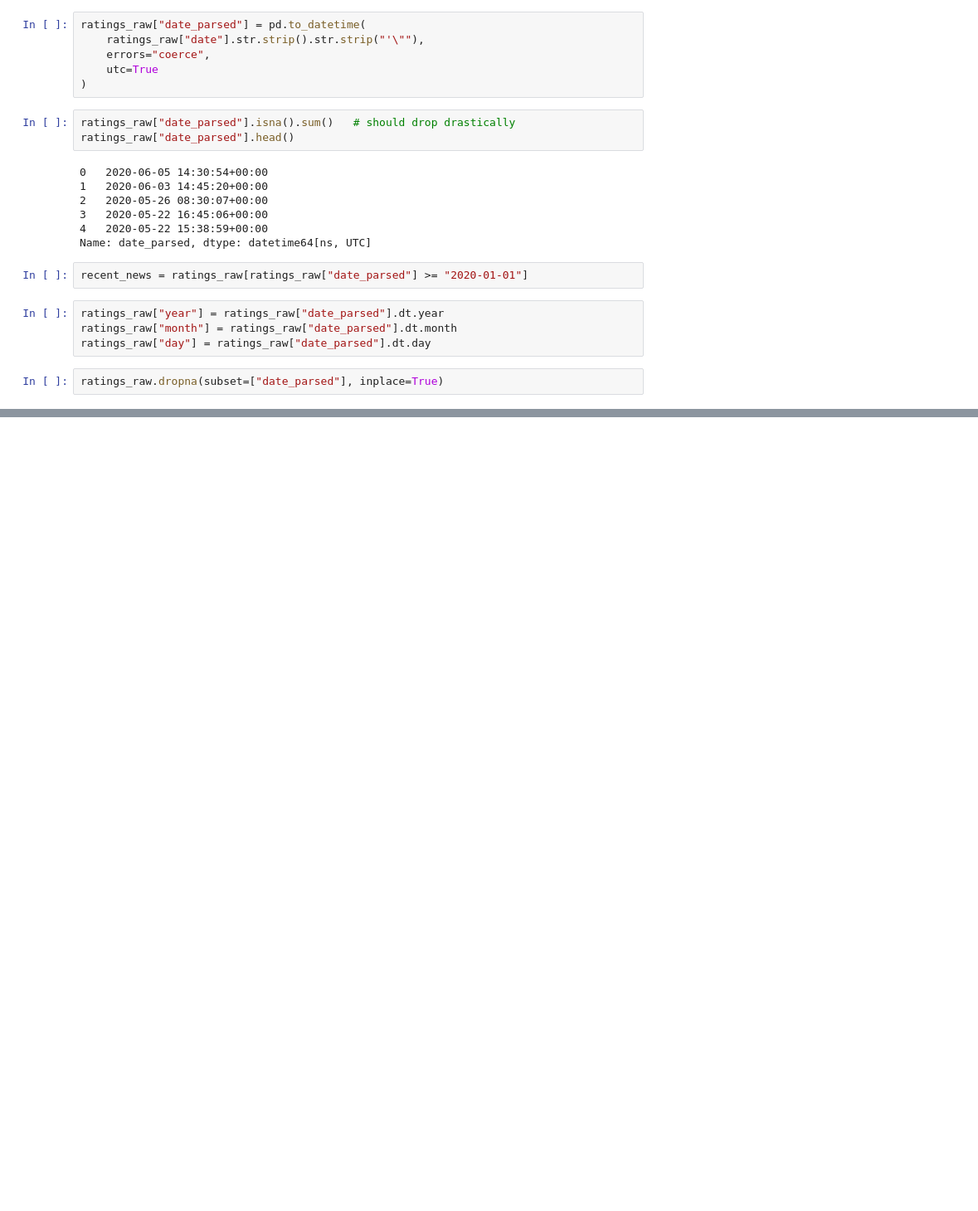
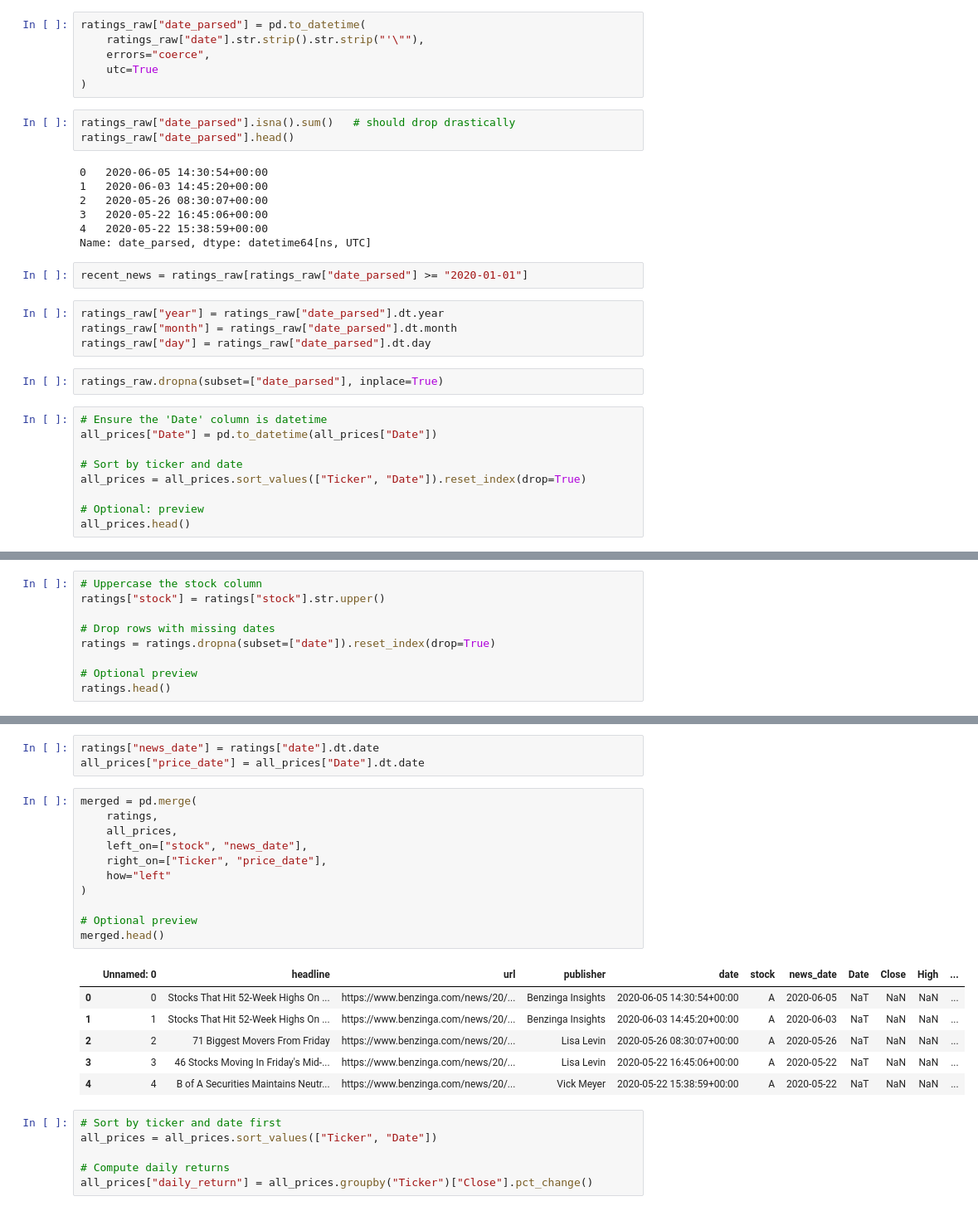
Before and after one commit to Feven777/Predicting_Price_Moves_with_News_Sentiment, a Jupyter notebook: notebooks/stock.ipynb, the cells around one changed output, grey strips where cells are left out. Shown: that part at 83% size. Saved outputs shown, nothing was run; the diff lists cells and outputs as text; blank space fills up the shorter version.

```diff
--- a/notebooks/stock.ipynb
+++ b/notebooks/stock.ipynb
@@ -333,3 +328,12 @@ ratings_raw["month"] = ratings_raw["date_parsed"].dt.month
 ratings_raw["day"] = ratings_raw["date_parsed"].dt.day
 # %%
 ratings_raw.dropna(subset=["date_parsed"], inplace=True)
+# %%
+# Ensure the 'Date' column is datetime
+all_prices["Date"] = pd.to_datetime(all_prices["Date"])
+
+# Sort by ticker and date
+all_prices = all_prices.sort_values(["Ticker", "Date"]).reset_index(drop=True)
+
+# Optional: preview
+all_prices.head()
@@ -335,0 +347,9 @@ ratings_raw.dropna(subset=["date_parsed"], inplace=True)
+# %%
+# Uppercase the stock column
+ratings["stock"] = ratings["stock"].str.upper()
+
+# Drop rows with missing dates
+ratings = ratings.dropna(subset=["date"]).reset_index(drop=True)
+
+# Optional preview
+ratings.head()
@@ -335,0 +363,27 @@ ratings_raw.dropna(subset=["date_parsed"], inplace=True)
+# %%
+ratings["news_date"] = ratings["date"].dt.date
+all_prices["price_date"] = all_prices["Date"].dt.date
+# %%
+merged = pd.merge(
+    ratings,
+    all_prices,
+    left_on=["stock", "news_date"],
+    right_on=["Ticker", "price_date"],
+    how="left"
+)
+
+# Optional preview
+merged.head()
+# %% [output]
+|  | Unnamed: 0 | headline | url | publisher | date | stock | news_date | Date | Close | High | ... |
+| 0 | 0 | Stocks That Hit 52-Week Highs On ... | https://www.benzinga.com/news/20/... | Benzinga Insights | 2020-06-05 14:30:54+00:00 | A | 2020-06-05 | NaT | NaN | NaN | ... |
+| 1 | 1 | Stocks That Hit 52-Week Highs On ... | https://www.benzinga.com/news/20/... | Benzinga Insights | 2020-06-03 14:45:20+00:00 | A | 2020-06-03 | NaT | NaN | NaN | ... |
+| 2 | 2 | 71 Biggest Movers From Friday | https://www.benzinga.com/news/20/... | Lisa Levin | 2020-05-26 08:30:07+00:00 | A | 2020-05-26 | NaT | NaN | NaN | ... |
+| 3 | 3 | 46 Stocks Moving In Friday's Mid-... | https://www.benzinga.com/news/20/... | Lisa Levin | 2020-05-22 16:45:06+00:00 | A | 2020-05-22 | NaT | NaN | NaN | ... |
+| 4 | 4 | B of A Securities Maintains Neutr... | https://www.benzinga.com/news/20/... | Vick Meyer | 2020-05-22 15:38:59+00:00 | A | 2020-05-22 | NaT | NaN | NaN | ... |
+# %%
+# Sort by ticker and date first
+all_prices = all_prices.sort_values(["Ticker", "Date"])
+
+# Compute daily returns
+all_prices["daily_return"] = all_prices.groupby("Ticker")["Close"].pct_change()
```
Also changed, not shown: parts of 7 cells of this notebook.
